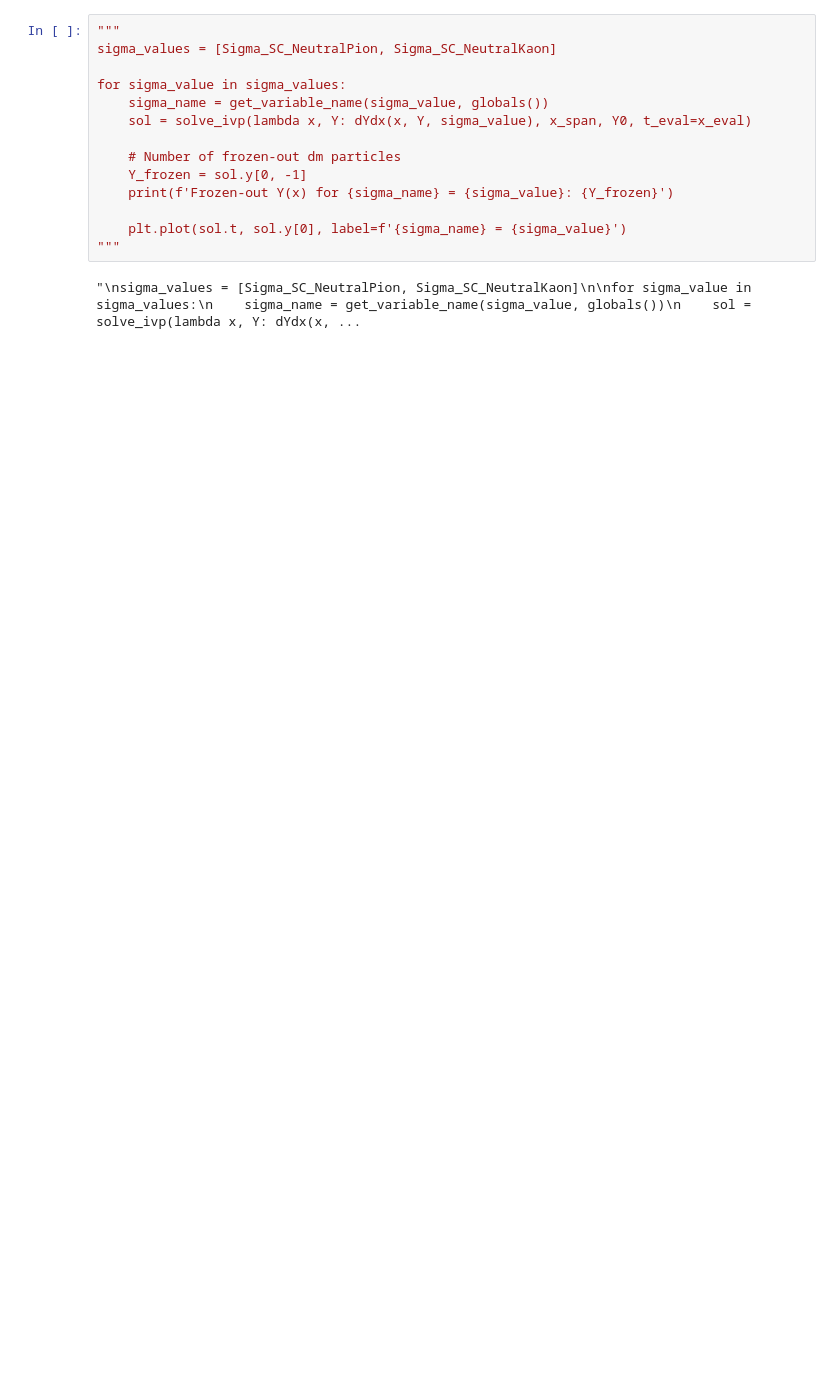
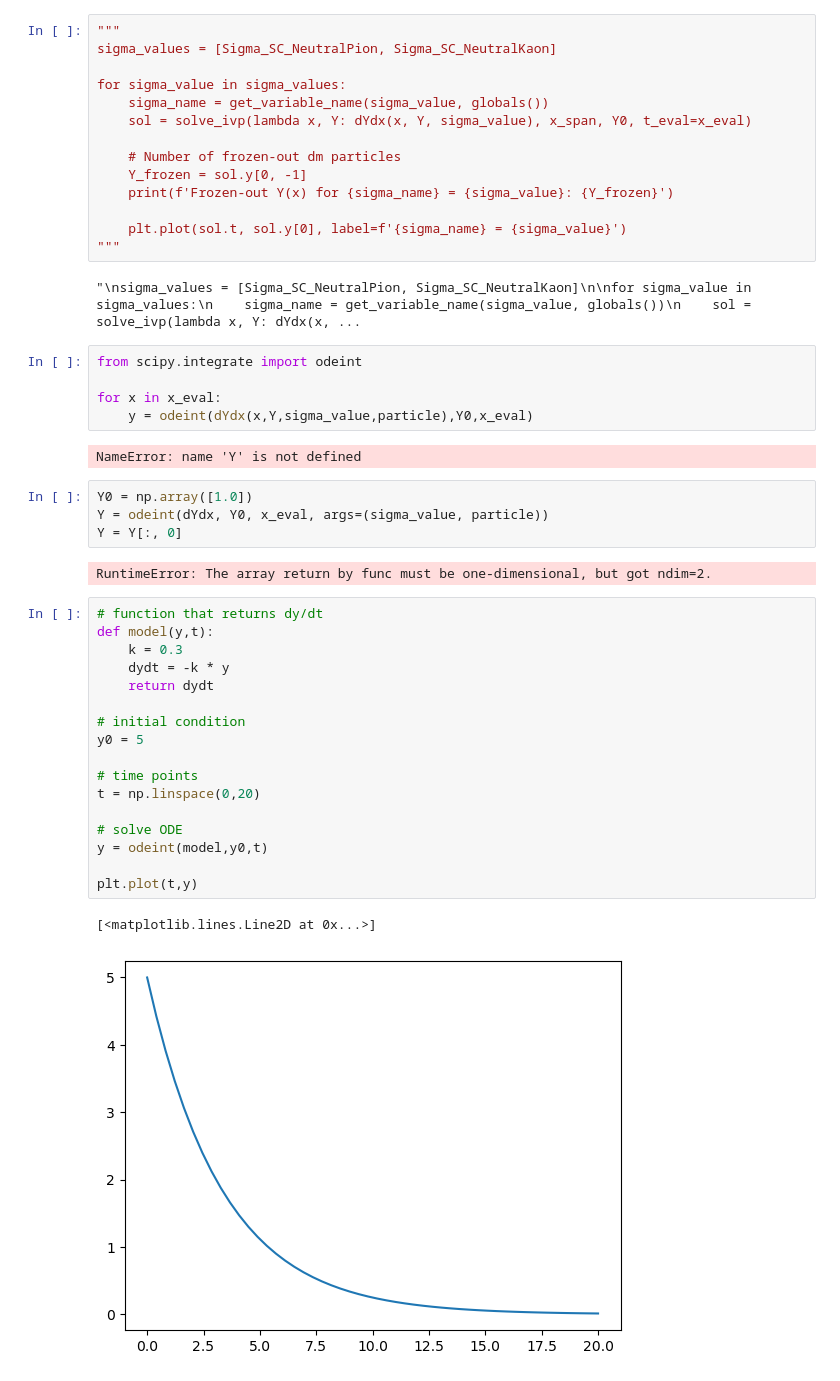
Before and after one commit to IgalPress/Thesis, a Jupyter notebook: FreezeOutCode.ipynb, the cells around one changed output. Cells and saved outputs as stored; diff of their text form; blank space fills up the shorter version.

```diff
--- a/FreezeOutCode.ipynb
+++ b/FreezeOutCode.ipynb
@@ -185,3 +82,36 @@ for sigma_value in sigma_values:
 """
 # %% [output]
 "\nsigma_values = [Sigma_SC_NeutralPion, Sigma_SC_NeutralKaon]\n\nfor sigma_value in sigma_values:\n    sigma_name = get_variable_name(sigma_value, globals())\n    sol = solve_ivp(lambda x, Y: dYdx(x, ...
+# %%
+from scipy.integrate import odeint
+
+for x in x_eval:
+    y = odeint(dYdx(x,Y,sigma_value,particle),Y0,x_eval)
+# %% [output]
+NameError: name 'Y' is not defined
+# %%
+Y0 = np.array([1.0])
+Y = odeint(dYdx, Y0, x_eval, args=(sigma_value, particle))
+Y = Y[:, 0]
+# %% [output]
+RuntimeError: The array return by func must be one-dimensional, but got ndim=2.
+# %%
+# function that returns dy/dt
+def model(y,t):
+    k = 0.3
+    dydt = -k * y
+    return dydt
+
+# initial condition
+y0 = 5
+
+# time points
+t = np.linspace(0,20)
+
+# solve ODE
+y = odeint(model,y0,t)
+
+plt.plot(t,y)
+# %% [output]
+[<matplotlib.lines.Line2D at 0x...>]
+[figure, added]
```
Also changed, not shown: parts of 3 cells of this notebook, 2 other files.
